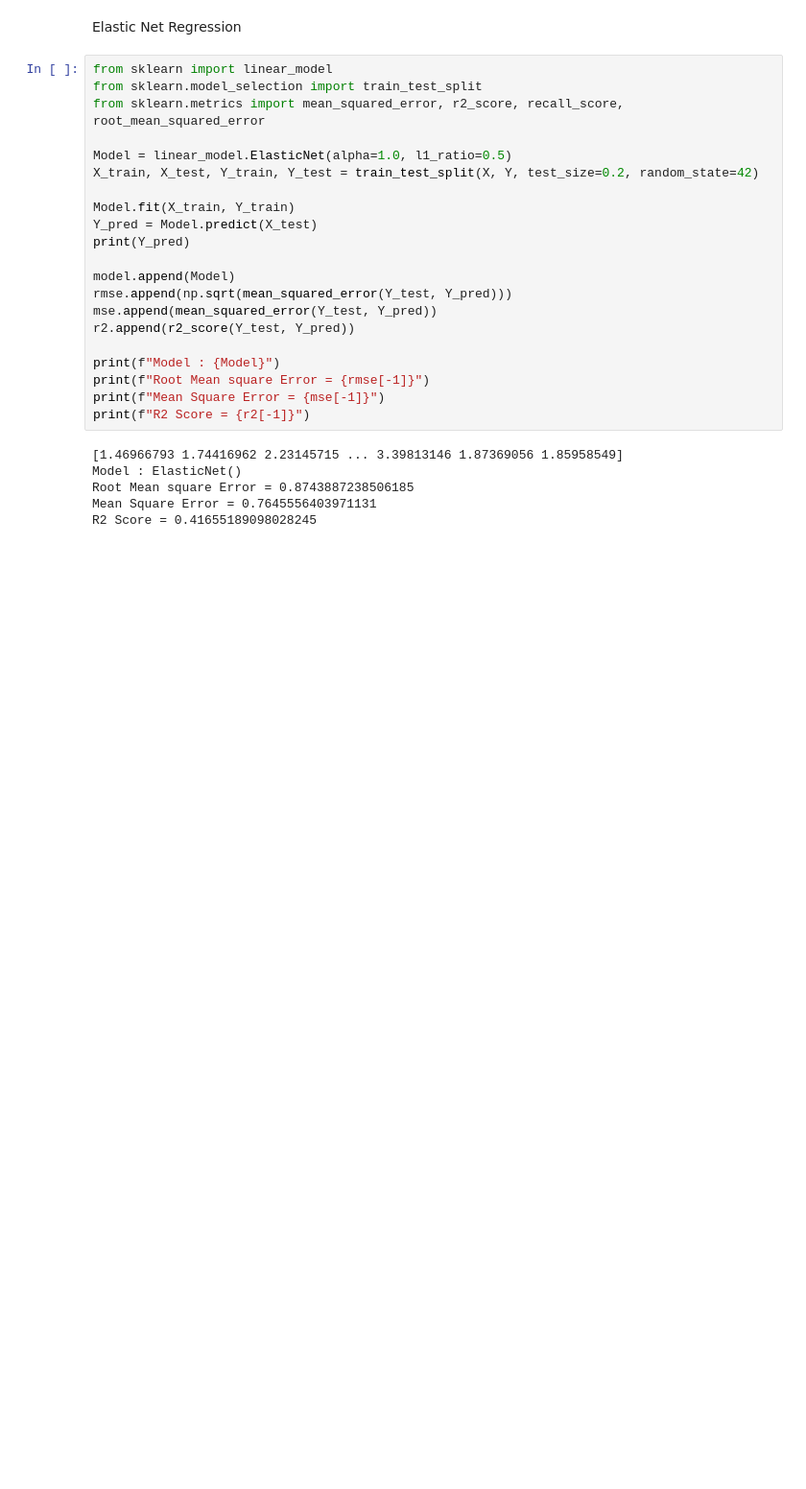
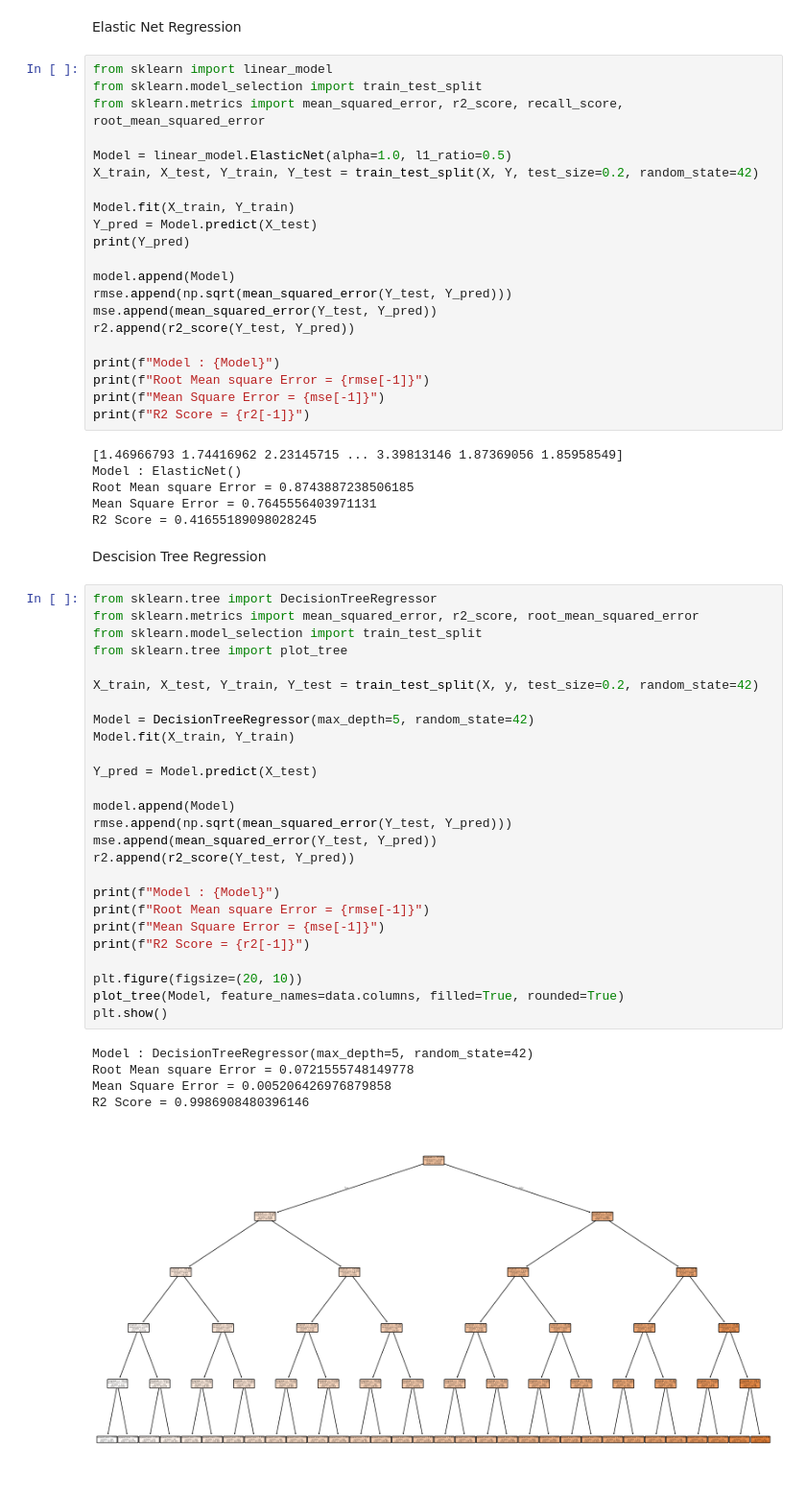
Before and after one commit to NirjharDebnath/Machine-Learning, a Jupyter notebook: Classical_ML.ipynb, the cells around one changed output. Shown at 96% size. Drawn from its saved outputs; the diff is of its cells as text; blank space fills up the shorter version.

```diff
--- a/Classical_ML.ipynb
+++ b/Classical_ML.ipynb
@@ -279,3 +279,37 @@ Model : ElasticNet()
 Root Mean square Error = 0.8743887238506185
 Mean Square Error = 0.7645556403971131
 R2 Score = 0.41655189098028245
+# %% [markdown]
+Descision Tree Regression
+# %%
+from sklearn.tree import DecisionTreeRegressor
+from sklearn.metrics import mean_squared_error, r2_score, root_mean_squared_error
+from sklearn.model_selection import train_test_split
+from sklearn.tree import plot_tree
+
+X_train, X_test, Y_train, Y_test = train_test_split(X, y, test_size=0.2, random_state=42)
+
+Model = DecisionTreeRegressor(max_depth=5, random_state=42)
+Model.fit(X_train, Y_train)
+
+Y_pred = Model.predict(X_test)
+
+model.append(Model)
+rmse.append(np.sqrt(mean_squared_error(Y_test, Y_pred)))
+mse.append(mean_squared_error(Y_test, Y_pred))
+r2.append(r2_score(Y_test, Y_pred))
+
+print(f"Model : {Model}")
+print(f"Root Mean square Error = {rmse[-1]}")
+print(f"Mean Square Error = {mse[-1]}")
+print(f"R2 Score = {r2[-1]}")
+
+plt.figure(figsize=(20, 10))
+plot_tree(Model, feature_names=data.columns, filled=True, rounded=True)
+plt.show()
+# %% [output]
+Model : DecisionTreeRegressor(max_depth=5, random_state=42)
+Root Mean square Error = 0.0721555748149778
+Mean Square Error = 0.005206426976879858
+R2 Score = 0.9986908480396146
+[figure, added]
```
Also changed, not shown: parts of 5 cells of this notebook.
